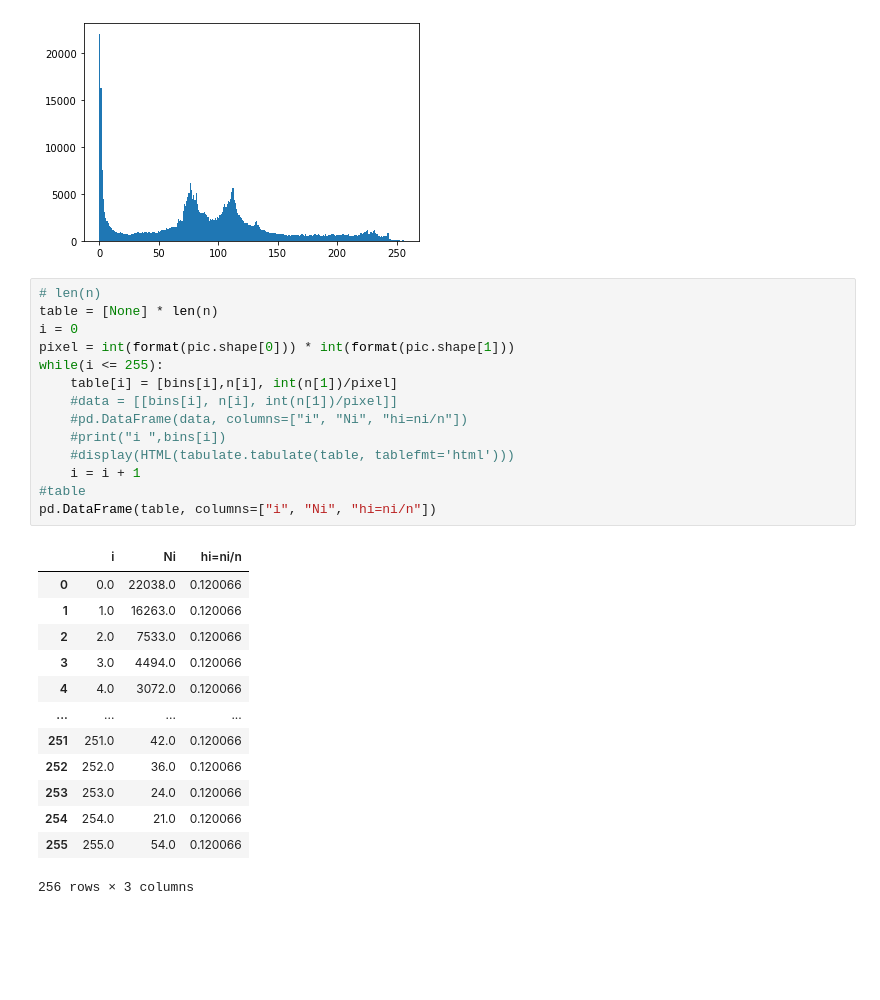
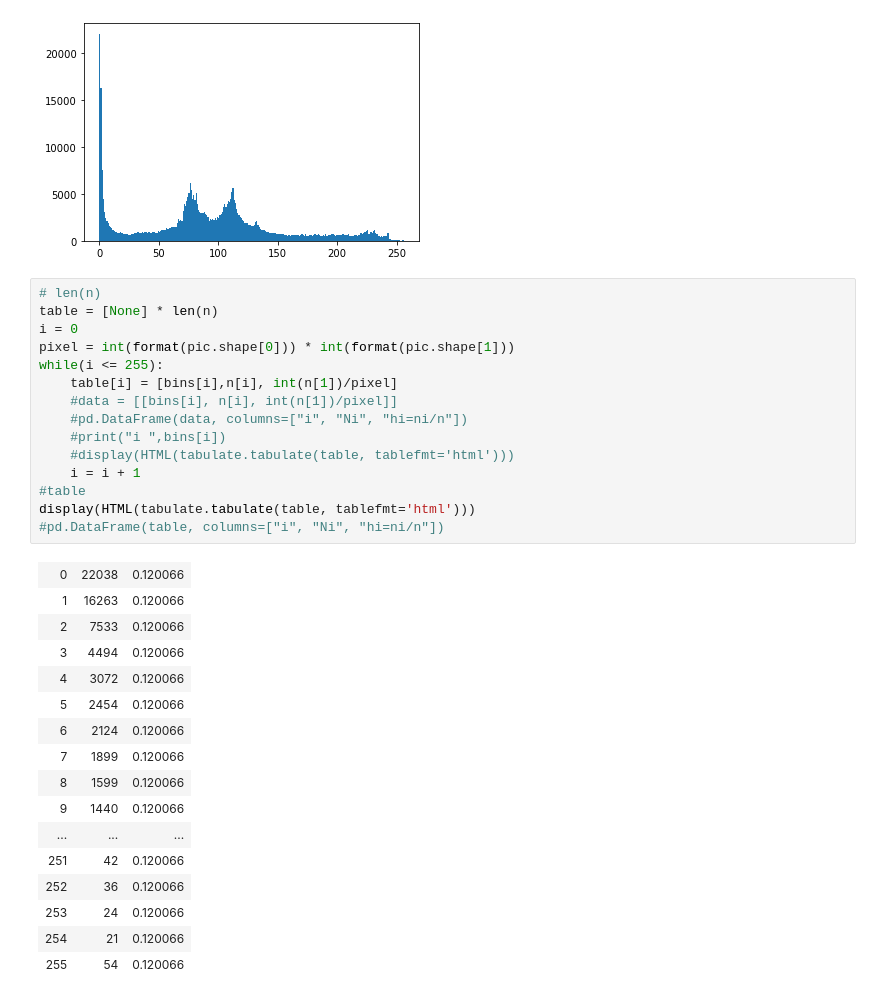
Before and after one commit to afrizal423/Pengolahan-Citra-Digital, a Jupyter notebook: pcd2/TugasTabulasiHistogramCitra.ipynb, the cells around one changed output. Saved outputs shown, nothing was run; the diff lists cells and outputs as text; blank space fills up the shorter version.

```diff
--- a/pcd2/TugasTabulasiHistogramCitra.ipynb
+++ b/pcd2/TugasTabulasiHistogramCitra.ipynb
@@ -33,28 +33,32 @@ Total Pixel  135450
 # %%
 # len(n)
 table = [None] * len(n)
 i = 0
 pixel = int(format(pic.shape[0])) * int(format(pic.shape[1]))
 while(i <= 255):
     table[i] = [bins[i],n[i], int(n[1])/pixel]
     #data = [[bins[i], n[i], int(n[1])/pixel]]
     #pd.DataFrame(data, columns=["i", "Ni", "hi=ni/n"])
     #print("i ",bins[i])
     #display(HTML(tabulate.tabulate(table, tablefmt='html')))
     i = i + 1
 #table
-pd.DataFrame(table, columns=["i", "Ni", "hi=ni/n"])
+display(HTML(tabulate.tabulate(table, tablefmt='html')))
+#pd.DataFrame(table, columns=["i", "Ni", "hi=ni/n"])
 # %% [output]
-|  | i | Ni | hi=ni/n |
-| 0 | 0.0 | 22038.0 | 0.120066 |
-| 1 | 1.0 | 16263.0 | 0.120066 |
-| 2 | 2.0 | 7533.0 | 0.120066 |
-| 3 | 3.0 | 4494.0 | 0.120066 |
-| 4 | 4.0 | 3072.0 | 0.120066 |
-| ... | ... | ... | ... |
-| 251 | 251.0 | 42.0 | 0.120066 |
-| 252 | 252.0 | 36.0 | 0.120066 |
-| 253 | 253.0 | 24.0 | 0.120066 |
-| 254 | 254.0 | 21.0 | 0.120066 |
-| 255 | 255.0 | 54.0 | 0.120066 |
+| 0 | 22038 | 0.120066 |
+| 1 | 16263 | 0.120066 |
+| 2 | 7533 | 0.120066 |
+| 3 | 4494 | 0.120066 |
+| 4 | 3072 | 0.120066 |
+| 5 | 2454 | 0.120066 |
+| 6 | 2124 | 0.120066 |
+| 7 | 1899 | 0.120066 |
+| 8 | 1599 | 0.120066 |
+| 9 | 1440 | 0.120066 |
+| ... | ... | ... |
+| 251 | 42 | 0.120066 |
+| 252 | 36 | 0.120066 |
+| 253 | 24 | 0.120066 |
+| 254 | 21 | 0.120066 |
+| 255 | 54 | 0.120066 |
-256 rows × 3 columns
```
